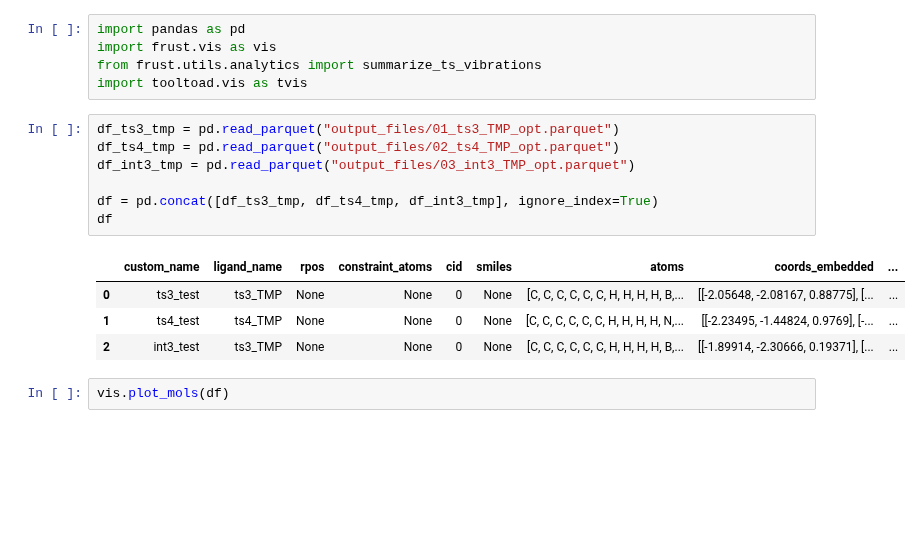
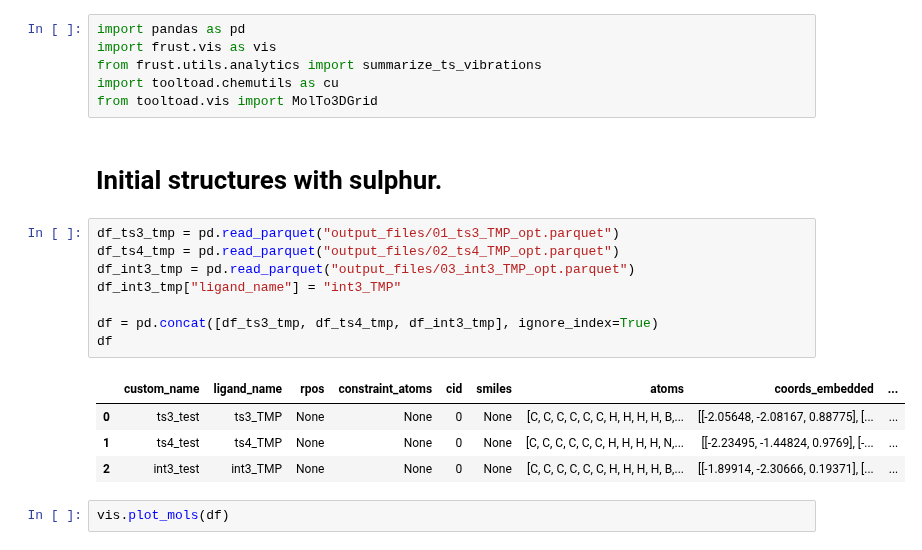
Before and after one commit to MolinDiscovery/FRUST, a Jupyter notebook: analysis/a7_tmp_opt.ipynb, the cells around one changed output. Drawn from its saved outputs; the diff is of its cells as text; blank space fills up the shorter version.

```diff
--- a/analysis/a7_tmp_opt.ipynb
+++ b/analysis/a7_tmp_opt.ipynb
@@ -2,19 +2,23 @@
 import pandas as pd
 import frust.vis as vis
 from frust.utils.analytics import summarize_ts_vibrations
-import tooltoad.vis as tvis
+import tooltoad.chemutils as cu
+from tooltoad.vis import MolTo3DGrid
+# %% [markdown]
+# Initial structures with sulphur.
 # %%
 df_ts3_tmp = pd.read_parquet("output_files/01_ts3_TMP_opt.parquet")
 df_ts4_tmp = pd.read_parquet("output_files/02_ts4_TMP_opt.parquet")
 df_int3_tmp = pd.read_parquet("output_files/03_int3_TMP_opt.parquet")
+df_int3_tmp["ligand_name"] = "int3_TMP"
 
 df = pd.concat([df_ts3_tmp, df_ts4_tmp, df_int3_tmp], ignore_index=True)
 df
 # %% [output]
 |  | custom_name | ligand_name | rpos | constraint_atoms | cid | smiles | atoms | coords_embedded | ... |
 | 0 | ts3_test | ts3_TMP | None | None | 0 | None | [C, C, C, C, C, C, H, H, H, H, B,... | [[-2.05648, -2.08167, 0.88775], [... | ... |
 | 1 | ts4_test | ts4_TMP | None | None | 0 | None | [C, C, C, C, C, C, H, H, H, H, N,... | [[-2.23495, -1.44824, 0.9769], [-... | ... |
-| 2 | int3_test | ts3_TMP | None | None | 0 | None | [C, C, C, C, C, C, H, H, H, H, B,... | [[-1.89914, -2.30666, 0.19371], [... | ... |
+| 2 | int3_test | int3_TMP | None | None | 0 | None | [C, C, C, C, C, C, H, H, H, H, B,... | [[-1.89914, -2.30666, 0.19371], [... | ... |
 # %%
 vis.plot_mols(df)
 # %% [output]
```
Also changed, not shown: parts of 5 cells of this notebook.
